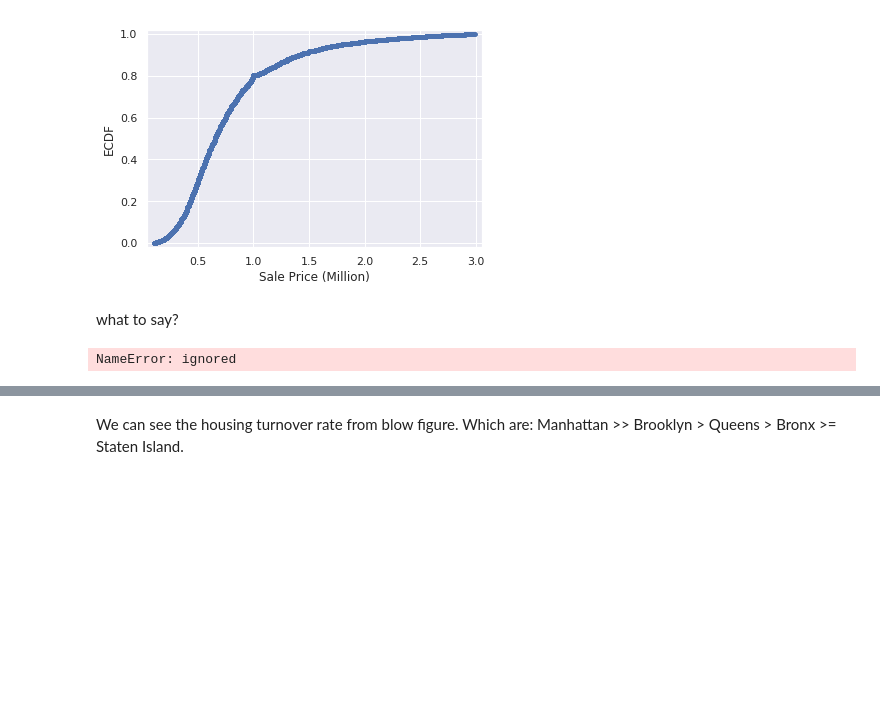
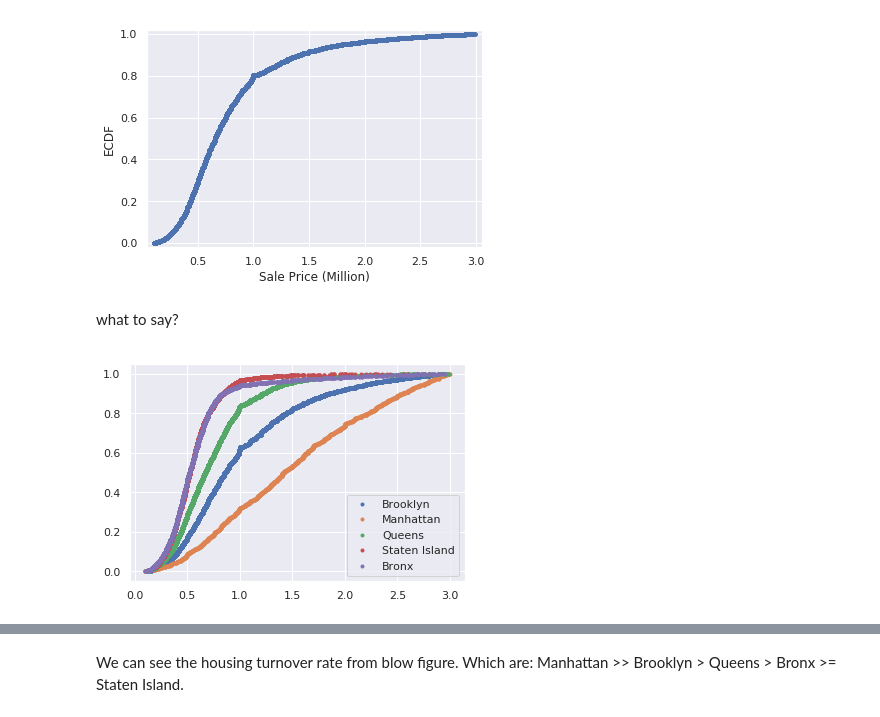
Before and after one commit to zhuoyingcai/NYC-Housing-Prices-Analysis, a Jupyter notebook: NYC_Housing_Prices_Analysis.ipynb, the cells around one changed output, grey strips where cells are left out. Cells and saved outputs as stored; diff of their text form; code cells hidden in the pictures; blank space fills up the shorter version.

Commit message:
fix error in ECDF cell

```diff
--- a/NYC_Housing_Prices_Analysis.ipynb
+++ b/NYC_Housing_Prices_Analysis.ipynb
@@ -269,37 +269,37 @@ plt.show()
 # %% [markdown]
 what to say?
 # %%
-_ = df.set_index('BOROUGH', drop=False)
-_Brooklyn = _brooklyn.loc['Brooklyn']
-_Manhattan = _brooklyn.loc['Manhattan']
-_Queens = _brooklyn.loc['Queens']
-_StatenIsland = _brooklyn.loc['Staten Island']
-_Bronx = _brooklyn.loc['Bronx']
+df_index = df.set_index('BOROUGH', drop=False)
+_Brooklyn = df_index.loc['Brooklyn']
+_Manhattan = df_index.loc['Manhattan']
+_Queens = df_index.loc['Queens']
+_StatenIsland = df_index.loc['Staten Island']
+_Bronx = df_index.loc['Bronx']
 
 x = np.sort(_Brooklyn['SALE PRICE']/1000000)
 y = np.arange(1, len(x)+1) / len(x)
 _ = plt.plot(x, y, marker='.', linestyle='none')
 
 x = np.sort(_Manhattan['SALE PRICE']/1000000)
 y = np.arange(1, len(x)+1) / len(x)
 _ = plt.plot(x, y, marker='.', linestyle='none')
 
 x = np.sort(_Queens['SALE PRICE']/1000000)
 y = np.arange(1, len(x)+1) / len(x)
 _ = plt.plot(x, y, marker='.', linestyle='none')
 
 x = np.sort(_StatenIsland['SALE PRICE']/1000000)
 y = np.arange(1, len(x)+1) / len(x)
 _ = plt.plot(x, y, marker='.', linestyle='none')
 
 x = np.sort(_Bronx['SALE PRICE']/1000000)
 y = np.arange(1, len(x)+1) / len(x)
 _ = plt.plot(x, y, marker='.', linestyle='none')
 
 plt.legend(['Brooklyn','Manhattan','Queens','Staten Island','Bronx'])
 plt.show()
 # %% [output]
-NameError: ignored
+[figure, added]
 # %%
 # shows the average price in each boroughs
 _ = sns.boxplot(x='BOROUGH', y='SALE PRICE', data=df)
```
Also changed, not shown: parts of 1 cell of this notebook.
